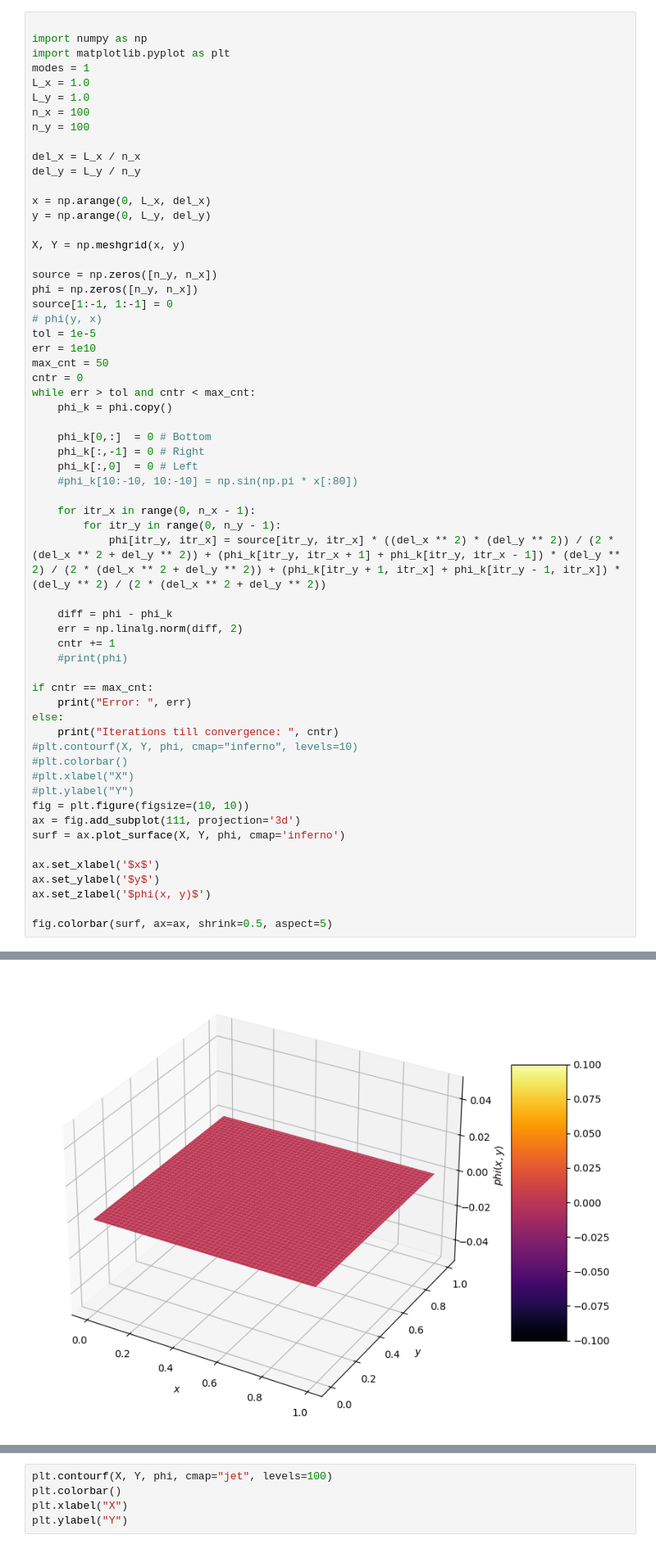
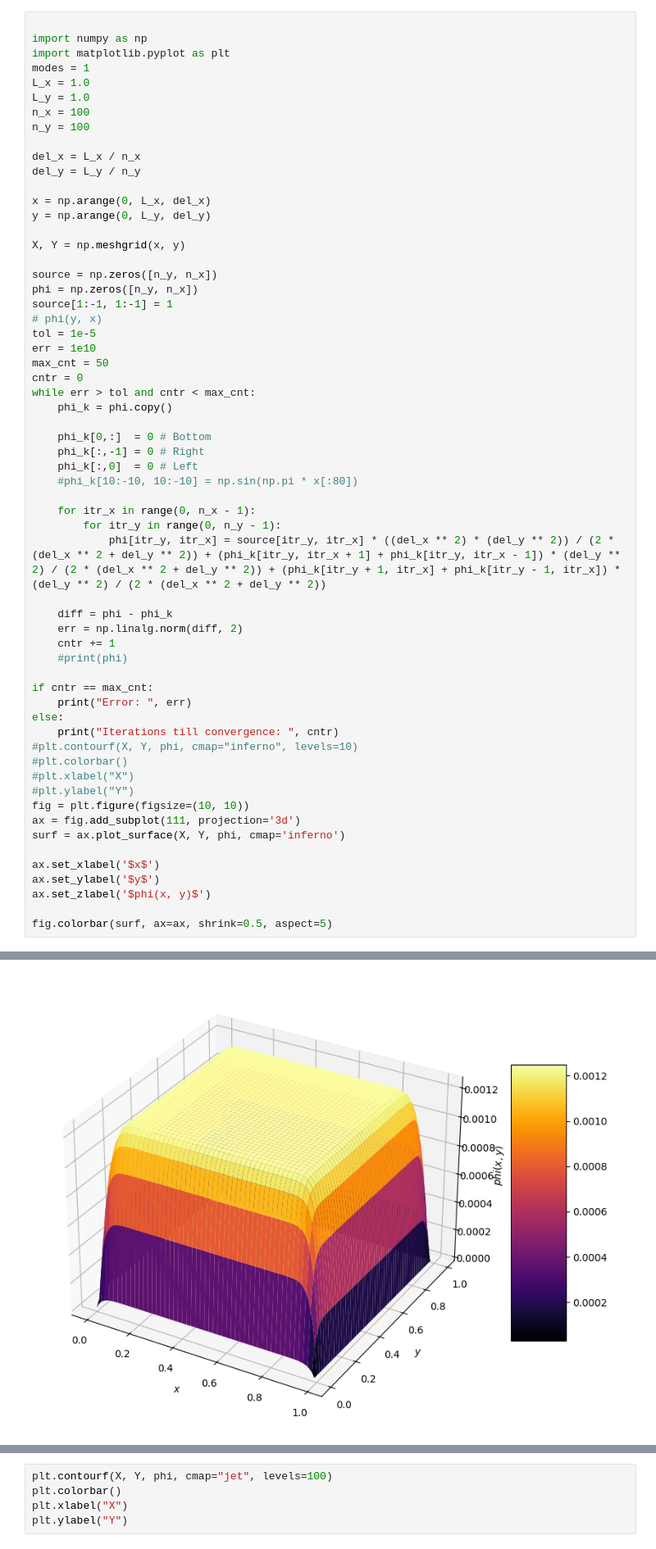
Before and after one commit to AdiBhatnagarPurdue/SimulatingDiffEq, a Jupyter notebook: poisson_eq.ipynb, the cells around one changed output, grey strips where cells are left out. Shown at 82% size. Drawn from its saved outputs; the diff is of its cells as text.

```diff
--- a/poisson_eq.ipynb
+++ b/poisson_eq.ipynb
@@ -18,7 +105,7 @@ X, Y = np.meshgrid(x, y)
 
 source = np.zeros([n_y, n_x])
 phi = np.zeros([n_y, n_x])
-source[1:-1, 1:-1] = 0
+source[1:-1, 1:-1] = 1
 # phi(y, x)
 tol = 1e-5
 err = 1e10
@@ -63,2 +150,2 @@ Iterations till convergence:  1
 <matplotlib.colorbar.Colorbar at 0x...>
-[figure, old version]
+[figure, new version]
```
Also changed, not shown: parts of 5 cells of this notebook.
